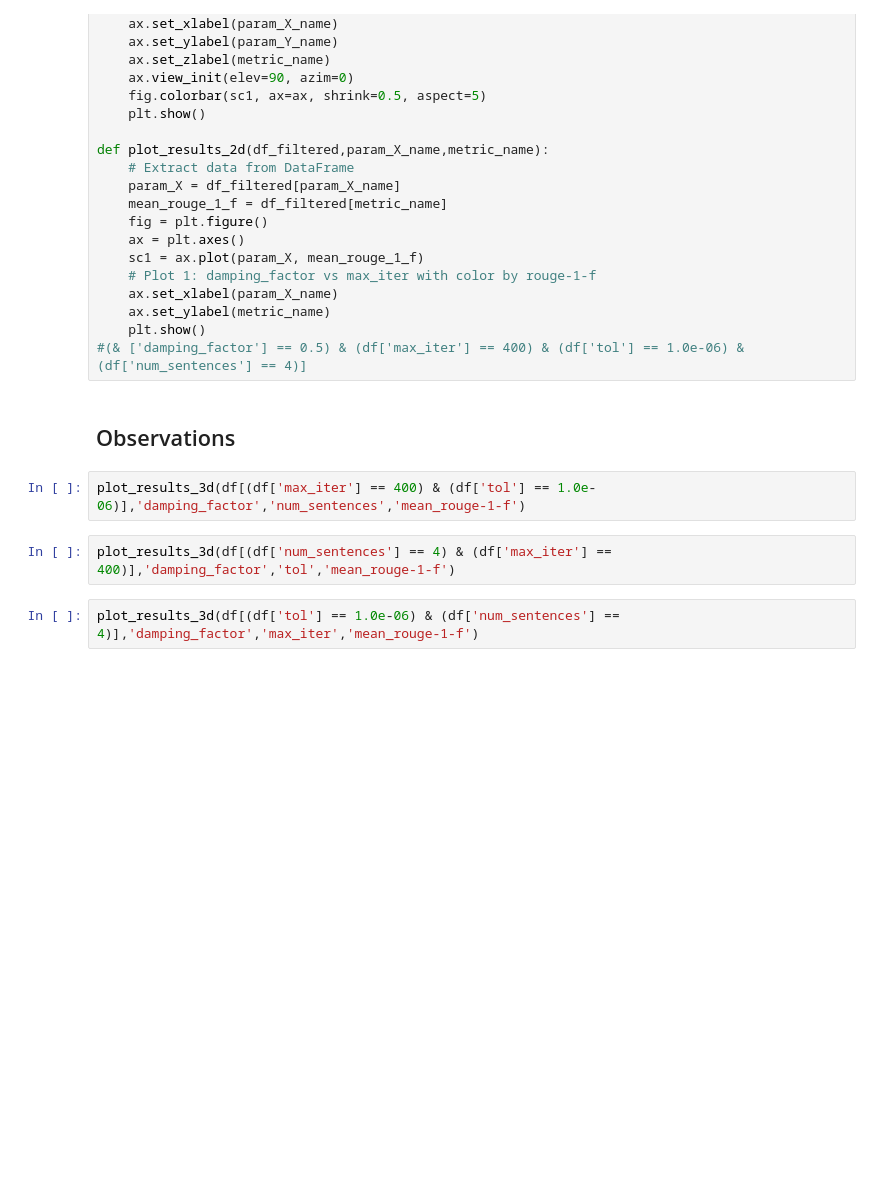
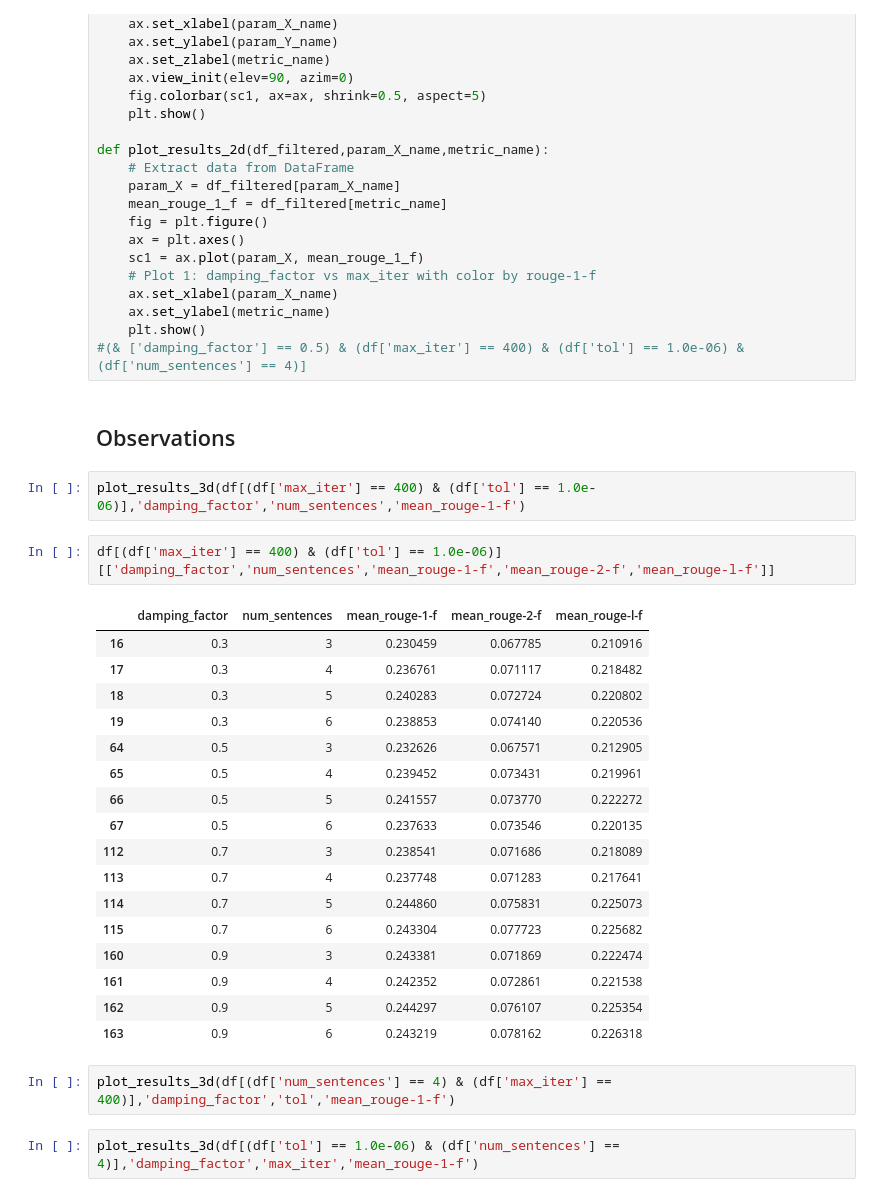
Before and after one commit to RadoszWerner/NLP_text_summarization, a Jupyter notebook: exp3.ipynb, the cells around one changed output. Cells and saved outputs as stored; diff of their text form; blank space fills up the shorter version.

```diff
--- a/exp3.ipynb
+++ b/exp3.ipynb
@@ -338,6 +338,26 @@ def plot_results_2d(df_filtered,param_X_name,metric_name):
 ## Observations
 # %%
 plot_results_3d(df[(df['max_iter'] == 400) & (df['tol'] == 1.0e-06)],'damping_factor','num_sentences','mean_rouge-1-f')
+# %%
+df[(df['max_iter'] == 400) & (df['tol'] == 1.0e-06)][['damping_factor','num_sentences','mean_rouge-1-f','mean_rouge-2-f','mean_rouge-l-f']]
+# %% [output]
+|  | damping_factor | num_sentences | mean_rouge-1-f | mean_rouge-2-f | mean_rouge-l-f |
+| 16 | 0.3 | 3 | 0.230459 | 0.067785 | 0.210916 |
+| 17 | 0.3 | 4 | 0.236761 | 0.071117 | 0.218482 |
+| 18 | 0.3 | 5 | 0.240283 | 0.072724 | 0.220802 |
+| 19 | 0.3 | 6 | 0.238853 | 0.074140 | 0.220536 |
+| 64 | 0.5 | 3 | 0.232626 | 0.067571 | 0.212905 |
+| 65 | 0.5 | 4 | 0.239452 | 0.073431 | 0.219961 |
+| 66 | 0.5 | 5 | 0.241557 | 0.073770 | 0.222272 |
+| 67 | 0.5 | 6 | 0.237633 | 0.073546 | 0.220135 |
+| 112 | 0.7 | 3 | 0.238541 | 0.071686 | 0.218089 |
+| 113 | 0.7 | 4 | 0.237748 | 0.071283 | 0.217641 |
+| 114 | 0.7 | 5 | 0.244860 | 0.075831 | 0.225073 |
+| 115 | 0.7 | 6 | 0.243304 | 0.077723 | 0.225682 |
+| 160 | 0.9 | 3 | 0.243381 | 0.071869 | 0.222474 |
+| 161 | 0.9 | 4 | 0.242352 | 0.072861 | 0.221538 |
+| 162 | 0.9 | 5 | 0.244297 | 0.076107 | 0.225354 |
+| 163 | 0.9 | 6 | 0.243219 | 0.078162 | 0.226318 |
 # %%
 plot_results_3d(df[(df['num_sentences'] == 4) & (df['max_iter'] == 400)],'damping_factor','tol','mean_rouge-1-f')
 # %%
```
Also changed, not shown: parts of 3 cells of this notebook.
